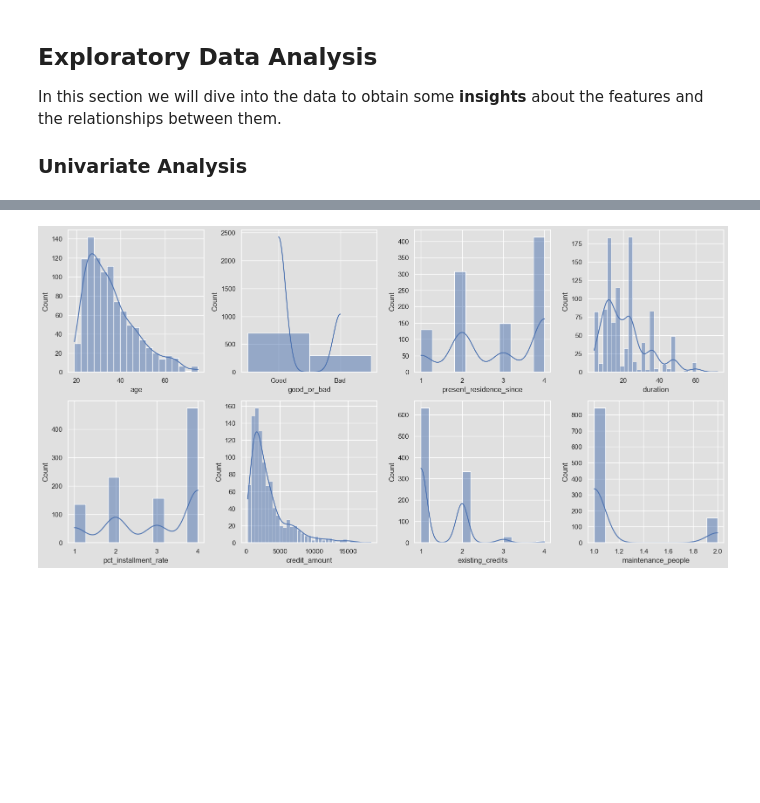
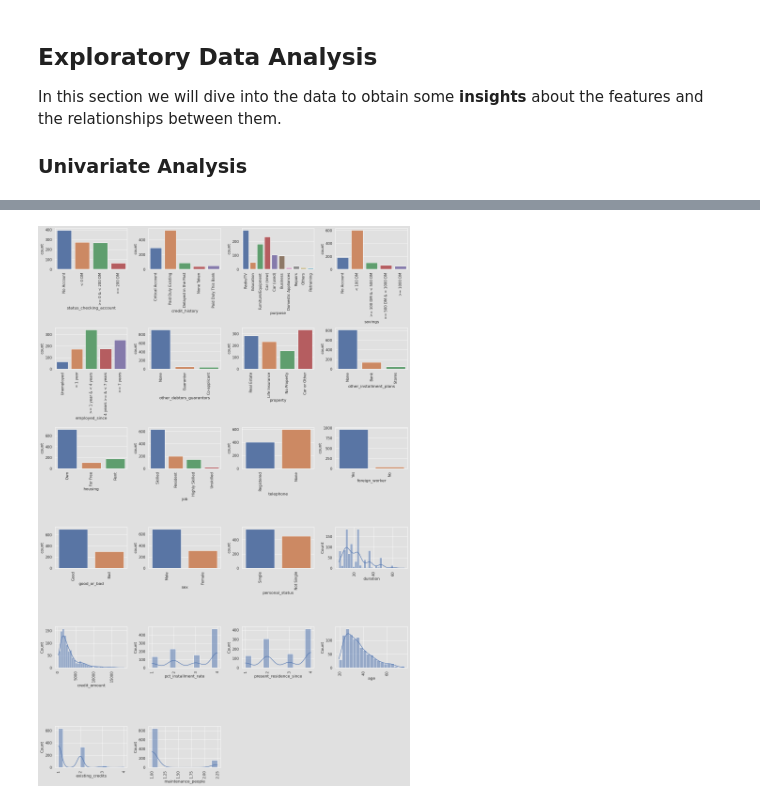
Before and after one commit to IgorTrevelin/data-science, a Jupyter notebook: german-credit-risk.ipynb, the cells around one changed output, grey strips where cells are left out. Drawn from its saved outputs; the diff is of its cells as text; code cells hidden in the pictures; blank space fills up the shorter version.

```diff
--- a/german-credit-risk.ipynb
+++ b/german-credit-risk.ipynb
@@ -419,25 +390,29 @@ plt.show()
-# %%
-numerical = list(set(df.columns.values) - set(categorical))
-n_cols = 4
-n_rows = math.ceil(len(numerical) / n_cols)
-
-fig, axes = plt.subplots(n_rows, n_cols, figsize=(16, n_rows * 4))
-
-i = 0
-while i < (n_rows * n_cols):
-    ax = axes[i // n_cols][i % n_cols]
-
-    if i >= len(numerical):
-        ax.remove()
-        i += 1
-        continue
-
-    col = numerical[i]
-    sns.histplot(data=df, x=col, kde=True, ax=ax)
-
-    i += 1
-
-fig.tight_layout()
-plt.show()
-# %% [output]
-[figure, removed]
+# %%
+n_cols = 4
+n_rows = math.ceil(len(df.columns) / n_cols)
+fig, axes = plt.subplots(n_rows, n_cols, figsize=(4 * n_cols, 4 * n_rows))
+axes = axes.ravel()
+features = df.columns.to_list()
+features = sorted(features, key=lambda x: 1 if is_numeric_dtype(df[x]) else 0)
+
+for i, col in enumerate(features):
+    ax = axes[i]
+
+    if is_numeric_dtype(df[col]):
+        sns.histplot(data=df, x=col, kde=True, ax=ax)
+
+    else:
+        sns.countplot(data=df, x=col, ax=ax)
+
+    ax.set_xticklabels(ax.get_xticklabels(), rotation=90)
+
+i += 1
+while i < (n_rows * n_cols):
+    ax = axes[i]
+    ax.remove()
+    i += 1
+
+fig.tight_layout()
+fig.show()
+# %% [output]
+[figure, added]
```
Also changed, not shown: parts of 12 cells of this notebook.
